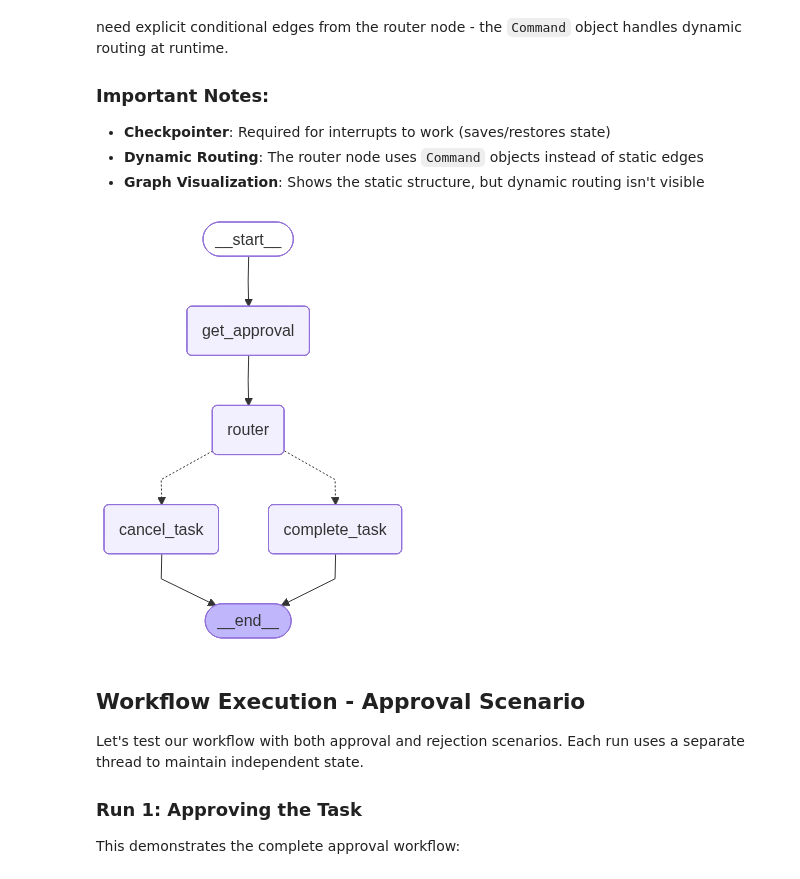
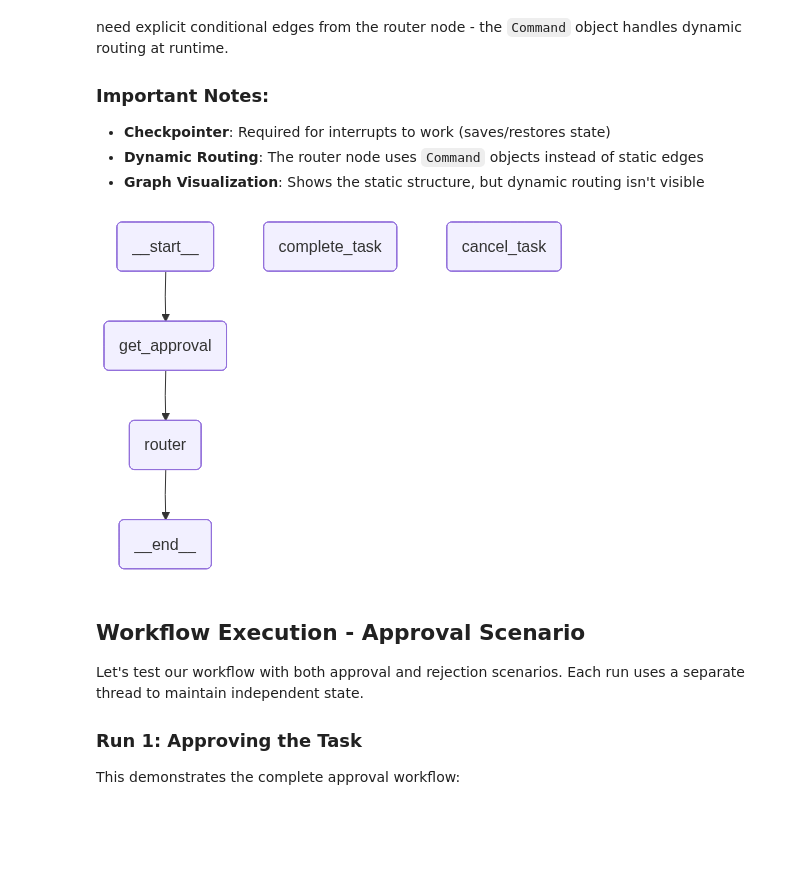
Before and after one commit to JustCodeIt7/LangGraph_101, a Jupyter notebook: 02-Agents/15-Human_in_the_Loop/16-Interrupts_Command.ipynb, the cells around one changed output. Saved outputs shown, nothing was run; the diff lists cells and outputs as text; code cells hidden in the pictures; blank space fills up the shorter version.

Commit message:
Update interrupt_command.png to improve clarity and visual representation

```diff
--- a/02-Agents/15-Human_in_the_Loop/16-Interrupts_Command.ipynb
+++ b/02-Agents/15-Human_in_the_Loop/16-Interrupts_Command.ipynb
@@ -81,6 +81,8 @@ These functions represent the different steps (nodes) in our workflow graph. Eac
 # %%
 ################################ 2. Node Definitions ################################
 # Each function below represents a "node" or a step in our graph.
+
+
 def get_approval(state: WorkflowState):
     """
     This node uses 'interrupt' to pause the graph.
@@ -95,18 +97,23 @@ def get_approval(state: WorkflowState):
     print(f"--- ▶️ RESUMING WITH DECISION: '{decision}' ---")
     return {'user_decision': decision}
 
-def router(state: WorkflowState) -> str:
+
+def router(state: WorkflowState) -> Command:
     """
-    This node routes based on user decision, returning a string for conditional edges.
+    This node uses 'Command' to dynamically route the graph's execution.
+    Based on the user's decision, it decides which node to run next.
     """
     print('--- 🔀 ROUTING ---')
     decision = state.get('user_decision', '').strip().lower()
+
     if decision == 'approve':
         print("Decision: ✅ Approved -> Routing to 'complete_task'")
-        return 'complete_task'
+        # Command(goto=...) tells LangGraph which node to execute next.
+        return Command(goto='complete_task')
     else:
         print("Decision: ❌ Rejected -> Routing to 'cancel_task'")
-        return 'cancel_task'
+        return Command(goto='cancel_task')
+
 
 def complete_task(state: WorkflowState):
     """A final node for when the task is approved."""
@@ -138,40 +145,35 @@ memory = InMemorySaver()
 builder = StateGraph(WorkflowState)
 
 # Add the functions as nodes to the graph.
 builder.add_node('get_approval', get_approval)
 builder.add_node('router', router)
 builder.add_node('complete_task', complete_task)
 builder.add_node('cancel_task', cancel_task)
 
 # Define the graph's structure (its edges).
 builder.add_edge(START, 'get_approval')
 builder.add_edge('get_approval', 'router')
-# Add conditional edges from the router node.
-builder.add_conditional_edges(
-    'router',
-    router,  # Your router function, which would return the next node name as a string (e.g., 'complete_task' or 'cancel_task')
-    {'complete_task': 'complete_task', 'cancel_task': 'cancel_task'}  # Map of possible returns to nodes
-)
+
 # NOTE: We do NOT need to add conditional edges from the 'router' node.
 # The 'Command' object returned by the router handles the routing dynamically.
 
 builder.add_edge('complete_task', END)
 builder.add_edge('cancel_task', END)
 
 # Compile the graph, enabling the checkpointer.
 graph = builder.compile(checkpointer=memory)
 
 # The complete_task and cancel_task nodes appear disconnected in the visualization because their connection to the graph is dynamic, not static. The routing decision is made at runtime by the router node using the Command object.
 
 # You can visualize the graph structure.
 # Notice the router doesn't have explicit paths leading out of it.
 try:
     display(Image(graph.get_graph().draw_mermaid_png()))
     # print(graph.get_graph().draw_mermaid())
 except Exception as e:
     print(f'Could not display graph: {e}')
 # %% [output]
-[figure, old version]
+[figure, new version]
 # %% [markdown]
 ## Workflow Execution - Approval Scenario
 
```
Also changed, not shown: parts of 3 cells of this notebook, 2 other files.
